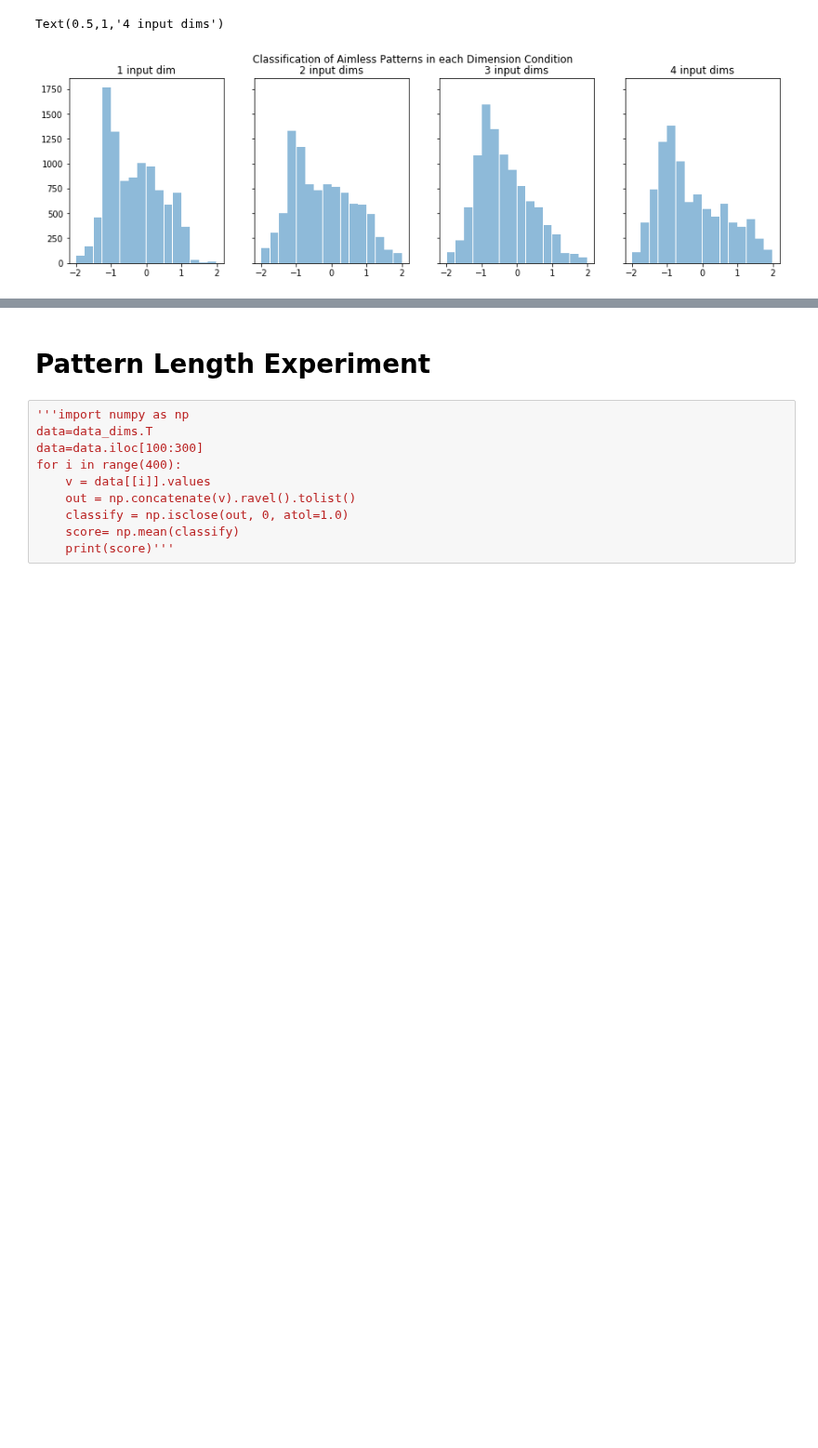
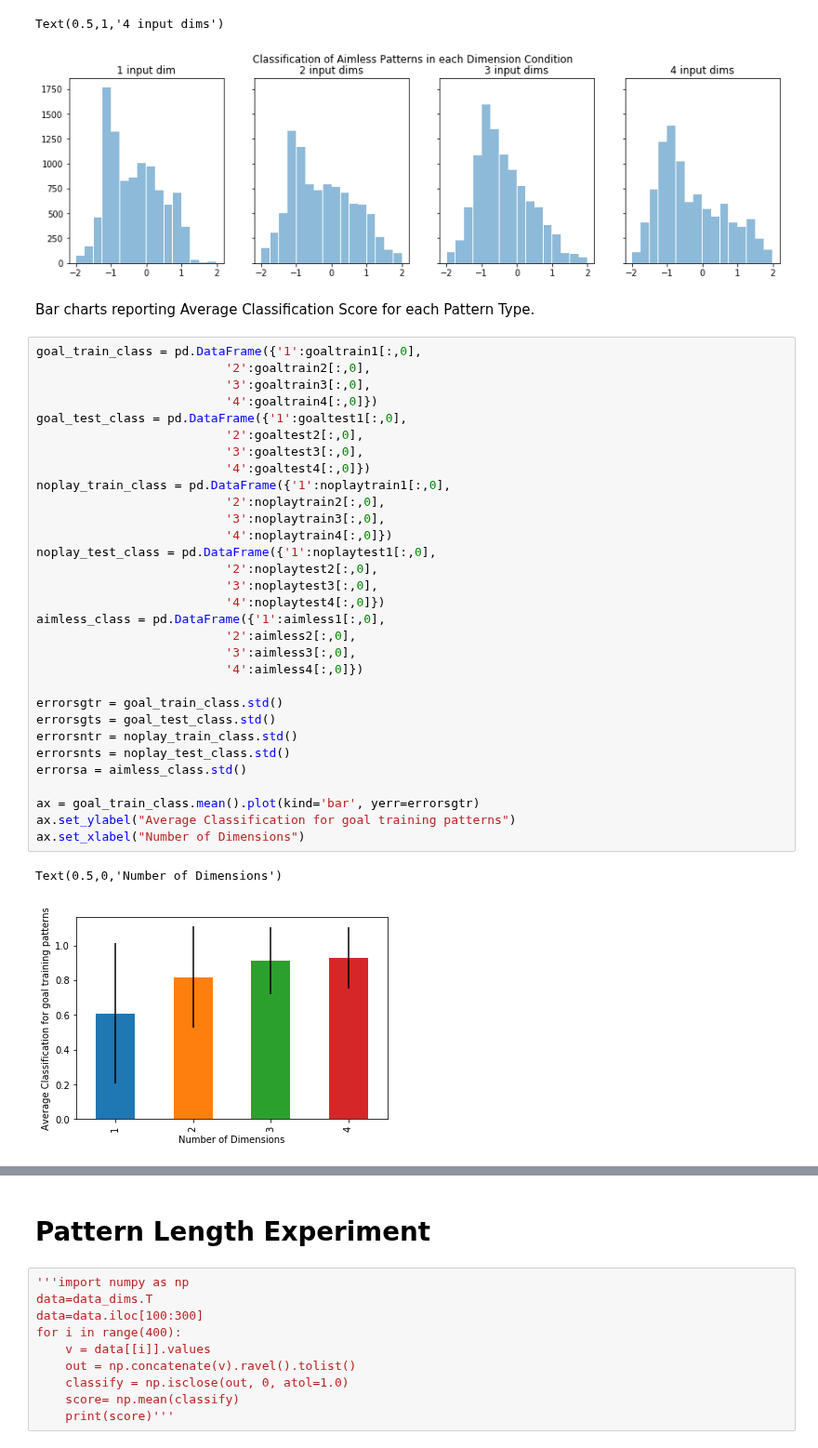
Before and after one commit to maddybartlett/NEN001, a Jupyter notebook: Plots.ipynb, the cells around one changed output, grey strips where cells are left out. Shown at 93% size. Saved outputs shown, nothing was run; the diff lists cells and outputs as text; blank space fills up the shorter version.

Commit message:
Added Bar plots of average classification for each pattern.

```diff
--- a/Plots.ipynb
+++ b/Plots.ipynb
@@ -413,3 +413,39 @@ ax4.set_title('4 input dims')
 # %% [output]
 Text(0.5,1,'4 input dims')
 [figure]
+# %% [markdown]
+Bar charts reporting Average Classification Score for each Pattern Type.
+# %%
+goal_train_class = pd.DataFrame({'1':goaltrain1[:,0],
+                          '2':goaltrain2[:,0],
+                          '3':goaltrain3[:,0],
+                          '4':goaltrain4[:,0]})
+goal_test_class = pd.DataFrame({'1':goaltest1[:,0],
+                          '2':goaltest2[:,0],
+                          '3':goaltest3[:,0],
+                          '4':goaltest4[:,0]})
+noplay_train_class = pd.DataFrame({'1':noplaytrain1[:,0],
+                          '2':noplaytrain2[:,0],
+                          '3':noplaytrain3[:,0],
+                          '4':noplaytrain4[:,0]})
+noplay_test_class = pd.DataFrame({'1':noplaytest1[:,0],
+                          '2':noplaytest2[:,0],
+                          '3':noplaytest3[:,0],
+                          '4':noplaytest4[:,0]})
+aimless_class = pd.DataFrame({'1':aimless1[:,0],
+                          '2':aimless2[:,0],
+                          '3':aimless3[:,0],
+                          '4':aimless4[:,0]})
+
+errorsgtr = goal_train_class.std()
+errorsgts = goal_test_class.std()
+errorsntr = noplay_train_class.std()
+errorsnts = noplay_test_class.std()
+errorsa = aimless_class.std()
+
+ax = goal_train_class.mean().plot(kind='bar', yerr=errorsgtr)
+ax.set_ylabel("Average Classification for goal training patterns")
+ax.set_xlabel("Number of Dimensions")
+# %% [output]
+Text(0.5,0,'Number of Dimensions')
+[figure, added]
```
Also changed, not shown: parts of 9 cells of this notebook.
